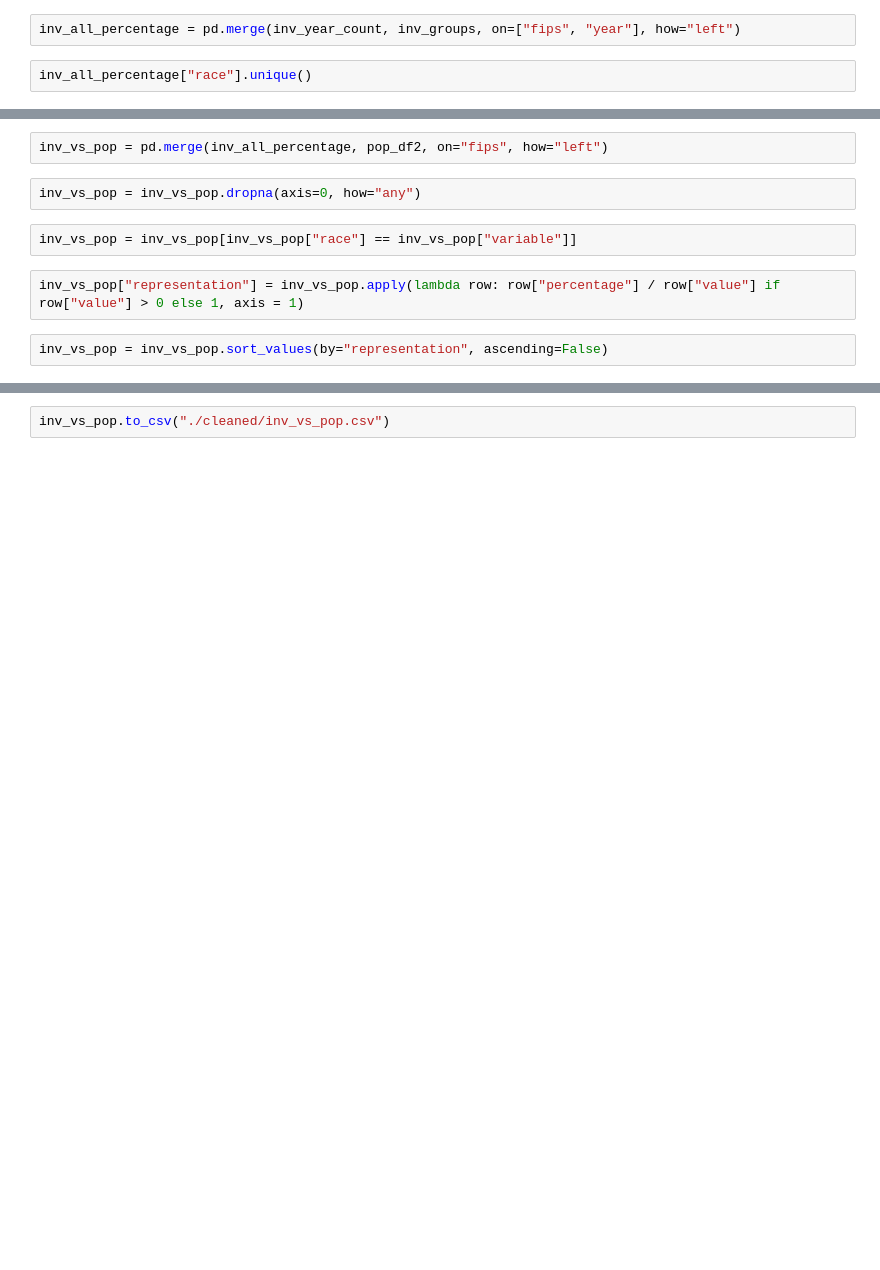
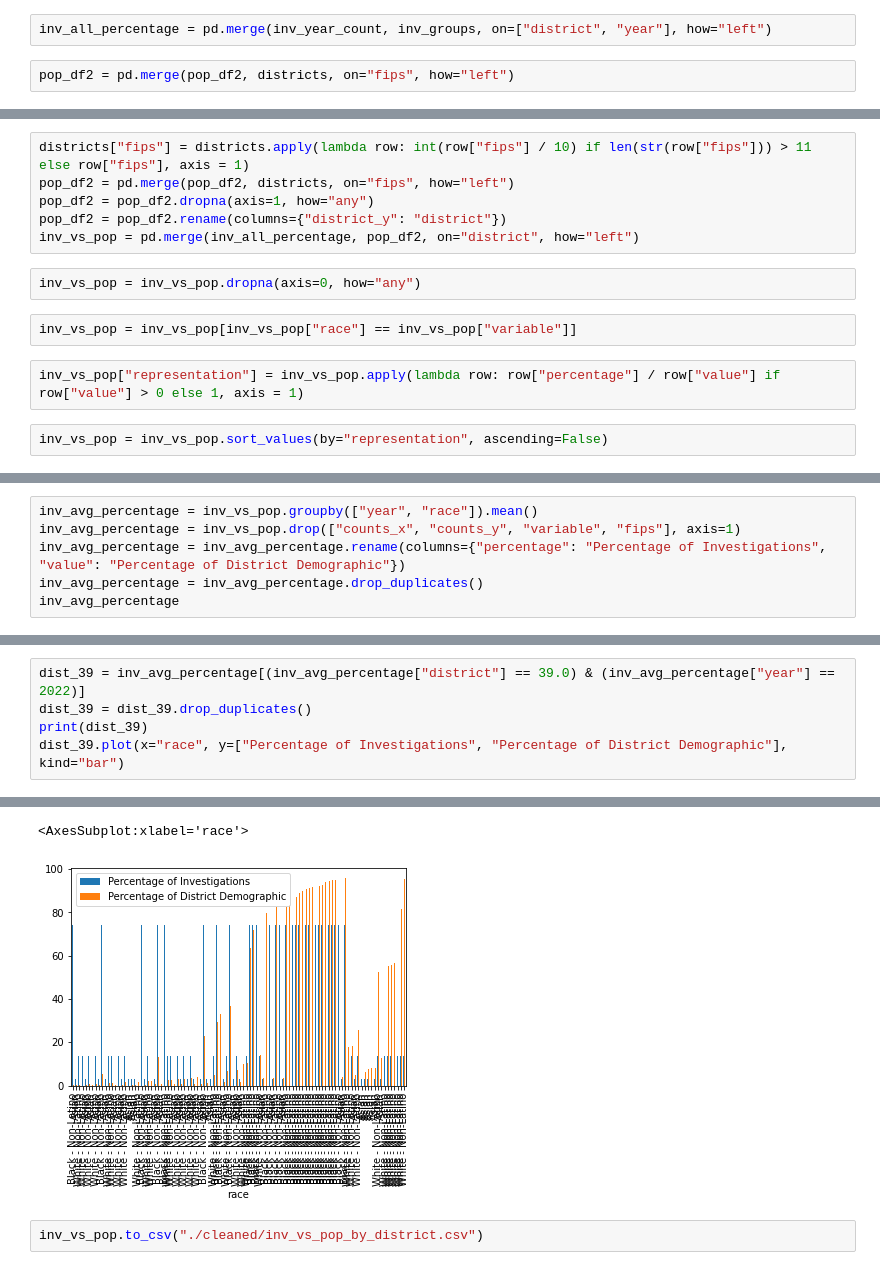
Before and after one commit to buenobunny/WestCoastDatathonTeam12-2023, a Jupyter notebook: analysis.ipynb, the cells around one changed output, grey strips where cells are left out. Saved outputs shown, nothing was run; the diff lists cells and outputs as text; blank space fills up the shorter version.

```diff
--- a/analysis.ipynb
+++ b/analysis.ipynb
@@ -118,6 +120,6 @@ inv_groups["percentage"] = inv_groups.apply(lambda row: float(row["counts"] /
 # %%
 inv_year_count = inv_year_count[inv_year_count["counts"] > 10]
 # %%
-inv_all_percentage = pd.merge(inv_year_count, inv_groups, on=["fips", "year"], how="left")
+inv_all_percentage = pd.merge(inv_year_count, inv_groups, on=["district", "year"], how="left")
 # %%
-inv_all_percentage["race"].unique()
+pop_df2 = pd.merge(pop_df2, districts, on="fips", how="left")
@@ -128,5 +142,9 @@ array(['Asian', 'Black - Non-Latino', 'White - Latino',
 # %%
-inv_vs_pop = pd.merge(inv_all_percentage, pop_df2, on="fips", how="left")
+districts["fips"] = districts.apply(lambda row: int(row["fips"] / 10) if len(str(row["fips"])) > 11 else row["fips"], axis = 1)
+pop_df2 = pd.merge(pop_df2, districts, on="fips", how="left")
+pop_df2 = pop_df2.dropna(axis=1, how="any")
+pop_df2 = pop_df2.rename(columns={"district_y": "district"})
+inv_vs_pop = pd.merge(inv_all_percentage, pop_df2, on="district", how="left")
 # %%
 inv_vs_pop = inv_vs_pop.dropna(axis=0, how="any")
 # %%
@@ -137,0 +172,6 @@ inv_vs_pop = inv_vs_pop.sort_values(by="representation", ascending=False)
+# %%
+inv_avg_percentage = inv_vs_pop.groupby(["year", "race"]).mean()
+inv_avg_percentage = inv_vs_pop.drop(["counts_x", "counts_y", "variable", "fips"], axis=1)
+inv_avg_percentage = inv_avg_percentage.rename(columns={"percentage": "Percentage of Investigations", "value": "Percentage of District Demographic"})
+inv_avg_percentage = inv_avg_percentage.drop_duplicates()
+inv_avg_percentage
@@ -137,0 +192,6 @@ inv_vs_pop = inv_vs_pop.sort_values(by="representation", ascending=False)
+# %%
+dist_39 = inv_avg_percentage[(inv_avg_percentage["district"] == 39.0) & (inv_avg_percentage["year"] == 2022)]
+dist_39 = dist_39.drop_duplicates()
+print(dist_39)
+dist_39.plot(x="race", y=["Percentage of Investigations", "Percentage of District Demographic"], kind="bar")
+# %% [output]
@@ -138,2 +215,4 @@ inv_vs_pop = inv_vs_pop.sort_values(by="representation", ascending=False)
+<AxesSubplot:xlabel='race'>
+[figure, added]
 # %%
-inv_vs_pop.to_csv("./cleaned/inv_vs_pop.csv")
+inv_vs_pop.to_csv("./cleaned/inv_vs_pop_by_district.csv")
```
Also changed, not shown: parts of 11 cells of this notebook, 3 other files.
